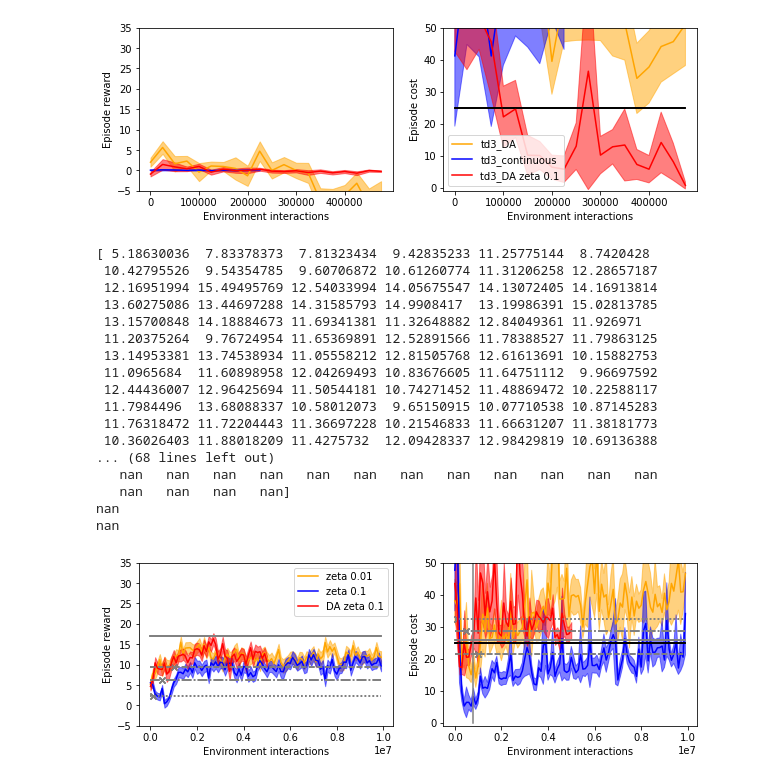
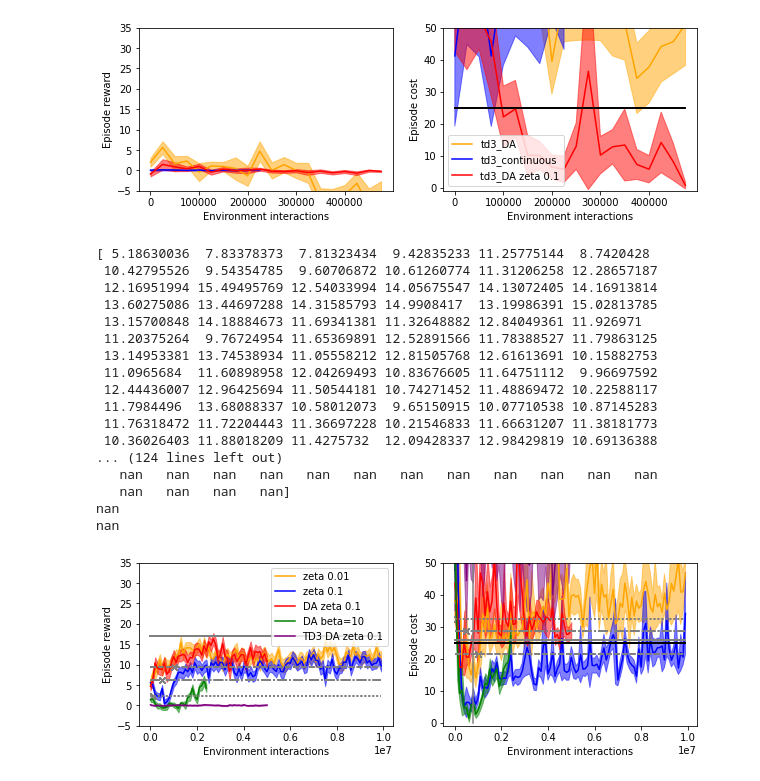
Before and after one commit to flodorner/Augmented_Constrained_RL, a Jupyter notebook: Plot_results.ipynb, the cells around one changed output. Drawn from its saved outputs; the diff is of its cells as text; code cells hidden in the pictures.

```diff
--- a/Plot_results.ipynb
+++ b/Plot_results.ipynb
@@ -29,10 +29,12 @@ def conf_intervals(x,n_train,epochs):
 import numpy as np
 import pickle
 from matplotlib import pyplot as plt
-def plot(files,legend=[],loc_legend="lower left",epochs=10,fig_legend=2,stretch=1):
+import matplotlib
+def plot(files,legend=[],loc_legend="lower left",epochs=10,fig_legend=2,stretch=1,figsize=(10,3),fontsize=10):
 
+    matplotlib.rcParams.update({'font.size': fontsize})
     colors = ["orange","blue","red","green","purple"]
-    f, (ax1, ax2) = plt.subplots(1, 2,figsize=(10,3))
+    f, (ax1, ax2) = plt.subplots(1, 2,figsize=figsize)
     for color,file in zip(colors[:len(files)],files):
         with open("results/"+file+"costs.pkl", "rb") as input_file:
             costs = pickle.load(input_file)
@@ -636,27 +690,27 @@ nan
 0.68
 [figure]
 # %%
-plot(["sac_c_ss10k_m001_a1_c001_10M","sac_c_ss10k_m001_a1_c01_10M","sac_c_ss10k_m001_a1_c01_data_aug_5M"],epochs=400,legend=["zeta 0.01","zeta 0.1","DA zeta 0.1"],stretch=4,fig_legend=1,loc_legend="upper right")
+plot(["sac_c_ss10k_m001_a1_c001_10M","sac_c_ss10k_m001_a1_c01_10M","sac_c_ss10k_m001_a1_c01_data_aug_5M","sac_c_ss10k_m001_a10_data_aug_2_5M","td3_ss10k_m001_a1_c01_data_aug_5M"],epochs=400,legend=["zeta 0.01","zeta 0.1","DA zeta 0.1","DA beta=10","TD3 DA zeta 0.1"],stretch=4,fig_legend=1,loc_legend="upper right")
 plt.plot([800000,800000],[0,50],"grey")
 plt.show()
 # %% [output]
 [ 5.18630036  7.83378373  7.81323434  9.42835233 11.25775144  8.7420428
  10.42795526  9.54354785  9.60706872 10.61260774 11.31206258 12.28657187
  12.16951994 15.49495769 12.54033994 14.05675547 14.13072405 14.16913814
  13.60275086 13.44697288 14.31585793 14.9908417  13.19986391 15.02813785
  13.15700848 14.18884673 11.69341381 11.32648882 12.84049361 11.926971
  11.20375264  9.76724954 11.65369891 12.52891566 11.78388527 11.79863125
  13.14953381 13.74538934 11.05558212 12.81505768 12.61613691 10.15882753
  11.0965684  11.60898958 12.04269493 10.83676605 11.64751112  9.96697592
  12.44436007 12.96425694 11.50544181 10.74271452 11.48869472 10.22588117
  11.7984496  13.68088337 10.58012073  9.65150915 10.07710538 10.87145283
  11.76318472 11.72204443 11.36697228 10.21546833 11.66631207 11.38181773
  10.36026403 11.88018209 11.4275732  12.09428337 12.98429819 10.69136388
-... (68 lines left out)
+... (124 lines left out)
    nan   nan   nan   nan   nan   nan   nan   nan   nan   nan   nan   nan
    nan   nan   nan   nan]
 nan
 nan
-[figure, old version]
+[figure, new version]
 # %%
 print()
```
Also changed, not shown: parts of 3 cells of this notebook, 3 other files.
